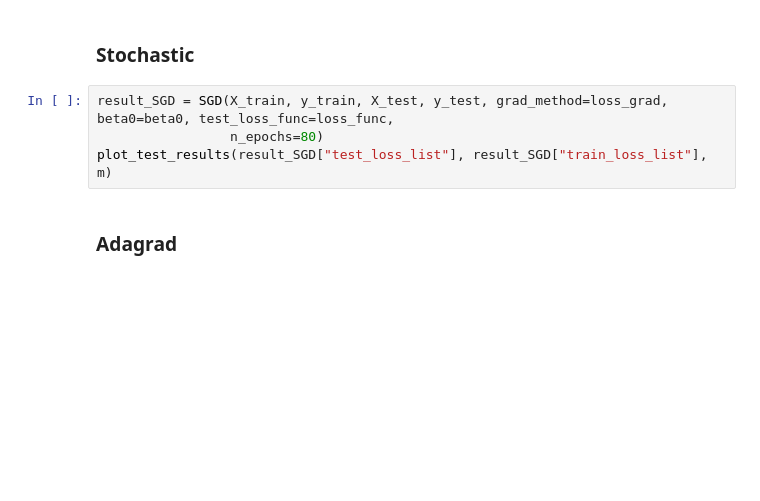
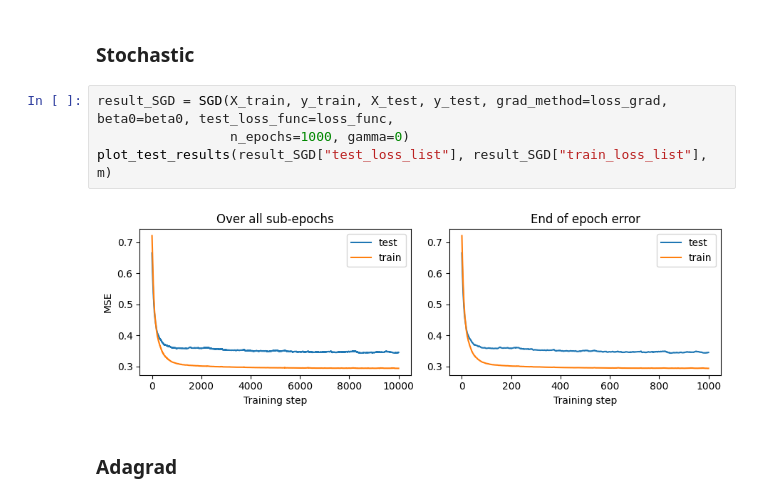
Before and after one commit to Trond01/Project2_FYS-STK4155, a Jupyter notebook: Runs/OLS_analgrad.ipynb, the cells around one changed output. Cells and saved outputs as stored; diff of their text form; blank space fills up the shorter version.

```diff
--- a/Runs/OLS_analgrad.ipynb
+++ b/Runs/OLS_analgrad.ipynb
@@ -43,8 +57,10 @@ plot_test_results(result_GD["test_loss_list"], result_GD["train_loss_list"], 1)
 ### Stochastic
 # %%
 result_SGD = SGD(X_train, y_train, X_test, y_test, grad_method=loss_grad, beta0=beta0, test_loss_func=loss_func,
-                 n_epochs=80)
+                 n_epochs=1000, gamma=0)
 plot_test_results(result_SGD["test_loss_list"], result_SGD["train_loss_list"], m)
+# %% [output]
+[figure, added]
 # %% [markdown]
 ### Adagrad
 # %%
```
Also changed, not shown: parts of 8 cells of this notebook, 5 other files.
